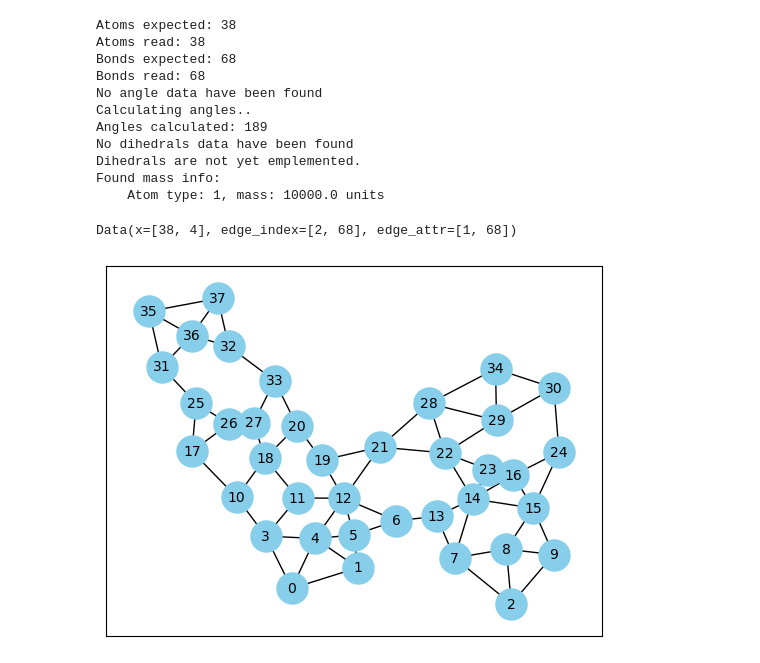
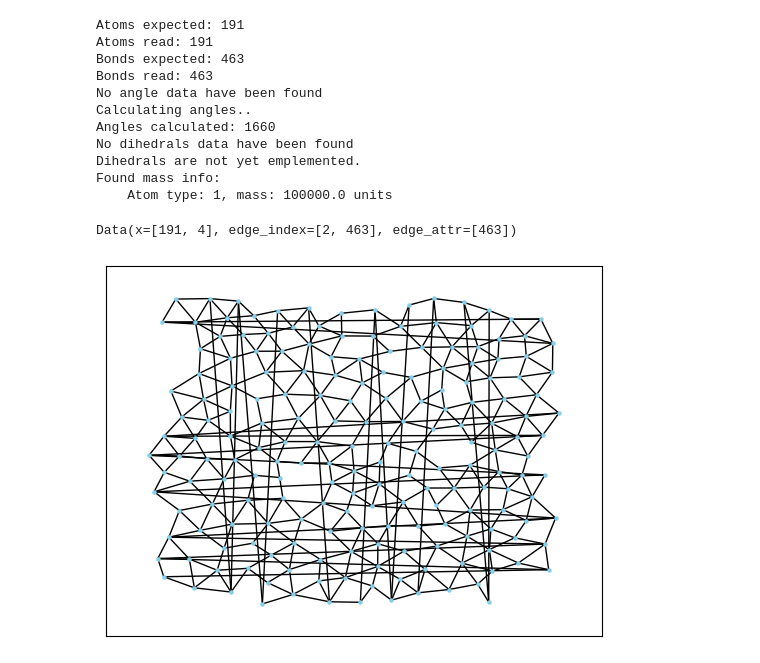
Before and after one commit to Shteingolts/simulator_data_gen, a Jupyter notebook: test.ipynb, the cells around one changed output. Cells and saved outputs as stored; diff of their text form; code cells hidden in the pictures.

```diff
--- a/test.ipynb
+++ b/test.ipynb
@@ -5,28 +5,28 @@ from torch_geometric.data import Data
 import networkx as nx
 import network
 # %%
-example_network = network.Network.from_data_file('network_data/1/compression_sim/network.lmp')
+example_network = network.Network.from_data_file('network_data/1/sim/network.lmp')
 # %% [output]
-Atoms expected: 38
-Atoms read: 38
-Bonds expected: 68
-Bonds read: 68
+Atoms expected: 191
+Atoms read: 191
+Bonds expected: 463
+Bonds read: 463
 No angle data have been found
 Calculating angles..
-Angles calculated: 189
+Angles calculated: 1660
 No dihedrals data have been found
 Dihedrals are not yet emplemented.
 Found mass info:
-    Atom type: 1, mass: 10000.0 units
+    Atom type: 1, mass: 100000.0 units
 # %%
 data_0 = data_loader.parse_dump(
-    'network_data/1/compression_sim/dump.lammpstrj',
+    'network_data/1/sim/dump.lammpstrj',
     example_network,
     'full'
 )[0]
 data_0
 # %% [output]
-Data(x=[38, 4], edge_index=[2, 68], edge_attr=[1, 68])
+Data(x=[191, 4], edge_index=[2, 463], edge_attr=[463])
 # %%
 G = nx.Graph()
 for index, node in enumerate(data_0.x):
@@ -35,6 +35,6 @@ edges = data_0.edge_index.t().tolist()
 G.add_edges_from(edges)
 # %%
 pos=nx.get_node_attributes(G,'pos')
-nx.draw_networkx(G, pos, with_labels=True, node_color='skyblue', node_size=500, font_size=10)
+nx.draw_networkx(G, pos, with_labels=False, node_color='skyblue', node_size=5, font_size=10)
 # %% [output]
-[figure, old version]
+[figure, new version]
```
Also changed, not shown: 9 other files.
